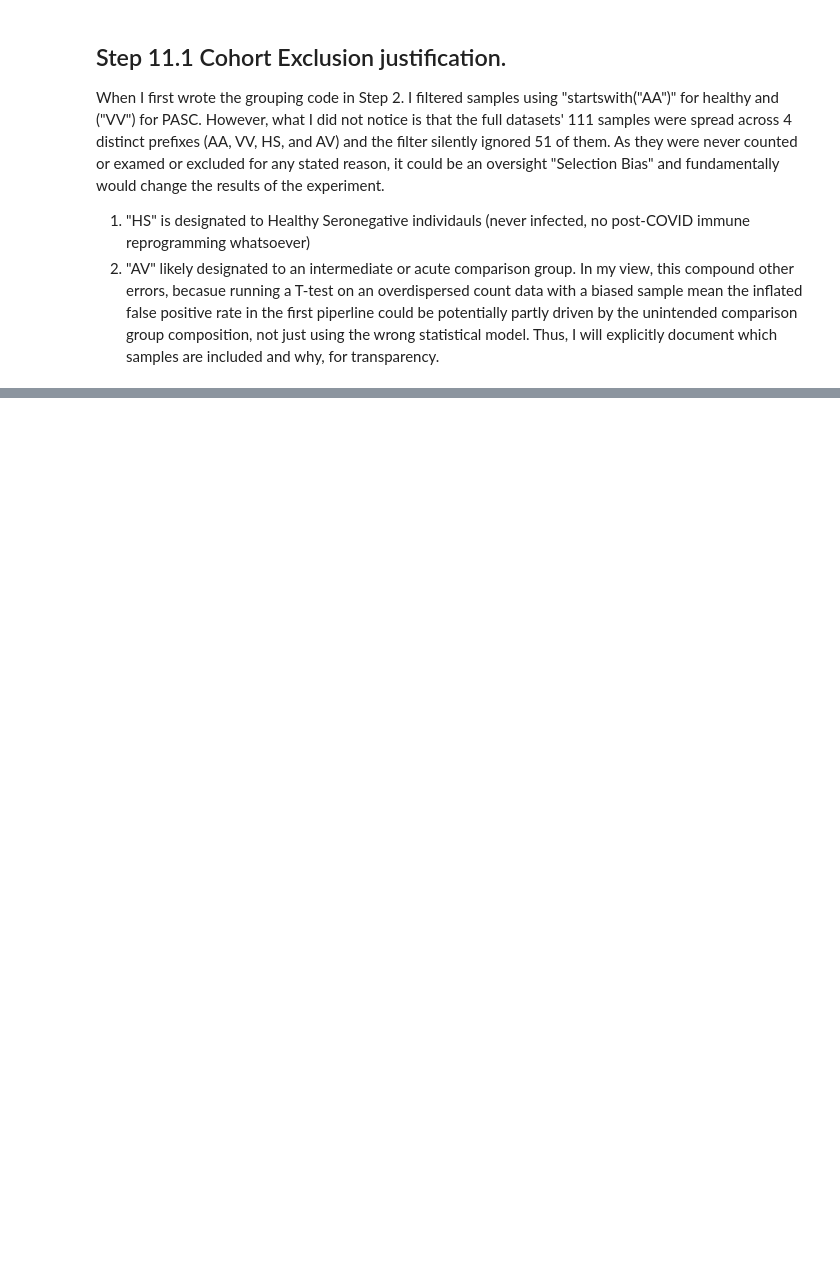
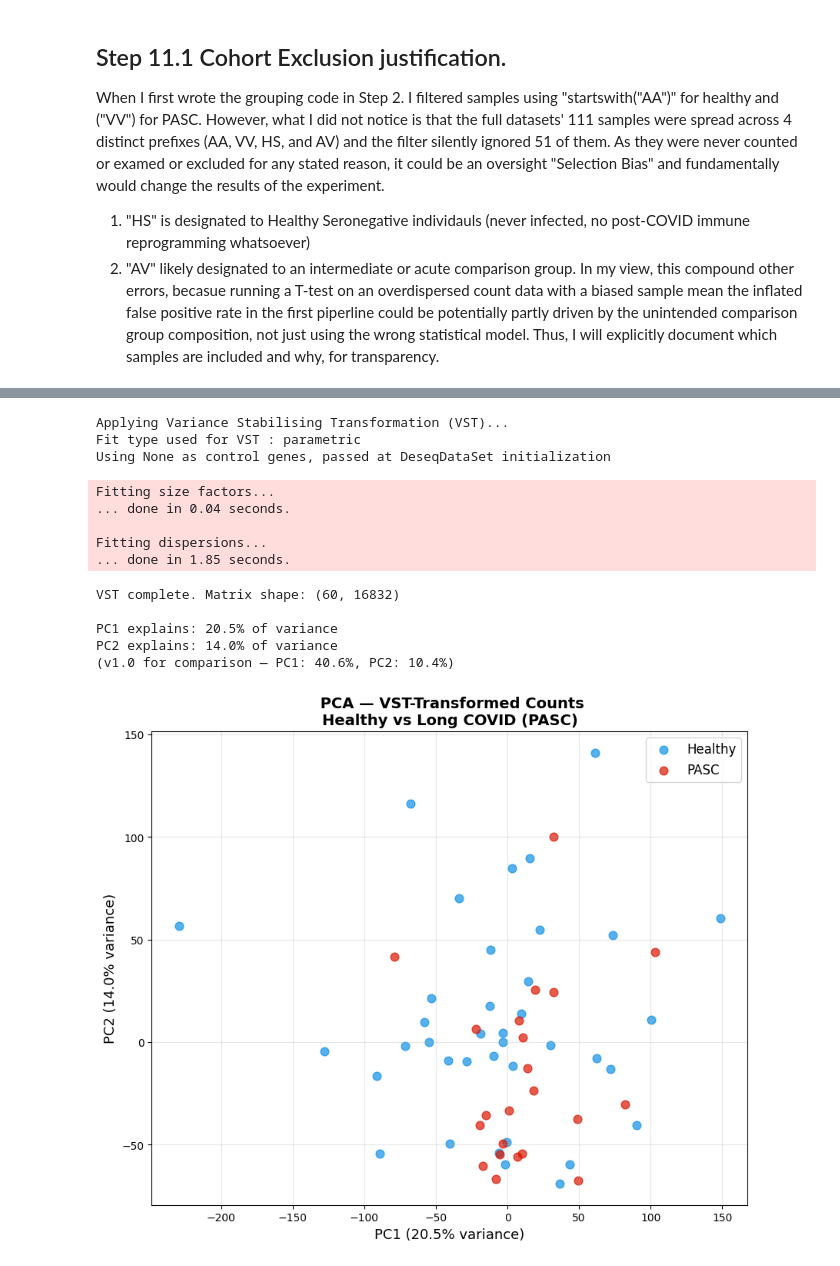
Before and after one commit to hsainali/My-Project-Long-Covid-Transcriptomics, a Jupyter notebook: Notebooks/long_covid_analysis.ipynb, the cells around one changed output, grey strips where cells are left out. Cells and saved outputs as stored; diff of their text form; code cells hidden in the pictures; blank space fills up the shorter version.

```diff
--- a/Notebooks/long_covid_analysis.ipynb
+++ b/Notebooks/long_covid_analysis.ipynb
@@ -516,0 +700,78 @@ Fitting LFCs...
+# %%
+# Step 11.4 VST Transformation and Corrected PCA.
+
+from sklearn.decomposition import PCA
+from sklearn.preprocessing import StandardScaler
+
+print("Applying Variance Stabilising Transformation (VST)...")
+try:
+    dds.vst(use_design=False)
+    vst_matrix = pd.DataFrame(
+        dds.layers["vst_counts"],
+        index   = counts_updated.index,
+        columns = counts_updated.columns
+    )
+    print(f"VST complete. Matrix shape: {vst_matrix.shape}")
+
+except Exception as e:
+    # Fallback: if VST is not available in this version, use log-normalised counts
+    print(f"VST not available ({e}). Using log-normalised counts as fallback.")
+    norm_counts = dds.layers["normed_counts"]
+    vst_matrix = pd.DataFrame(
+        np.log2(norm_counts + 1),
+        index   = counts_updated.index,
+        columns = counts_updated.columns
+    )
+
+# STANDARD SCALING BEFORE PCA
+# Before PCA, we standardize each gene to have mean=0 and variance=1. This ensures no single gene dominates simply by having a larger absolute scale, allowing PCA to find structure driven by relative patterns of variation rather than absolute expression magnitude.
+scaler     = StandardScaler()
+vst_scaled = scaler.fit_transform(vst_matrix)
+
+# RUN PCA
+pca        = PCA(n_components=2)
+pca_coords = pca.fit_transform(vst_scaled)
+explained  = pca.explained_variance_ratio_ * 100
+
+print(f"\nPC1 explains: {explained[0]:.1f}% of variance")
+print(f"PC2 explains: {explained[1]:.1f}% of variance")
+print(f"(v1.0 for comparison — PC1: 40.6%, PC2: 10.4%)")
+
+# PLOT
+labels = ["Healthy"] * len(healthy) + ["PASC"] * len(pasc)
+
+plt.figure(figsize=(10, 8))
+for group, color in [("Healthy", "#0F90E6"), ("PASC", "#DB1600")]:
+    mask = [l == group for l in labels]
+    plt.scatter(
+        pca_coords[mask, 0],
+        pca_coords[mask, 1],
+        c=color,
+        label=group,
+        alpha=0.7,
+        s=60
+    )
+
+plt.xlabel(f"PC1 ({explained[0]:.1f}% variance)", fontsize=13)
+plt.ylabel(f"PC2 ({explained[1]:.1f}% variance)", fontsize=13)
+plt.title(" PCA — VST-Transformed Counts\nHealthy vs Long COVID (PASC)",
+          fontsize=14, fontweight="bold")
+plt.legend(fontsize=12)
+plt.grid(True, alpha=0.3)
+plt.savefig("../figures/Long_COVID_PCA_updated.png", dpi=300, bbox_inches="tight")
+plt.show()
+# %% [output]
+Applying Variance Stabilising Transformation (VST)...
+Fit type used for VST : parametric
+Using None as control genes, passed at DeseqDataSet initialization
+Fitting size factors...
+... done in 0.04 seconds.
+
+Fitting dispersions...
+... done in 1.85 seconds.
+VST complete. Matrix shape: (60, 16832)
+
+PC1 explains: 20.5% of variance
+PC2 explains: 14.0% of variance
+(v1.0 for comparison — PC1: 40.6%, PC2: 10.4%)
+[figure, added]
```
Also changed, not shown: parts of 16 cells of this notebook.
